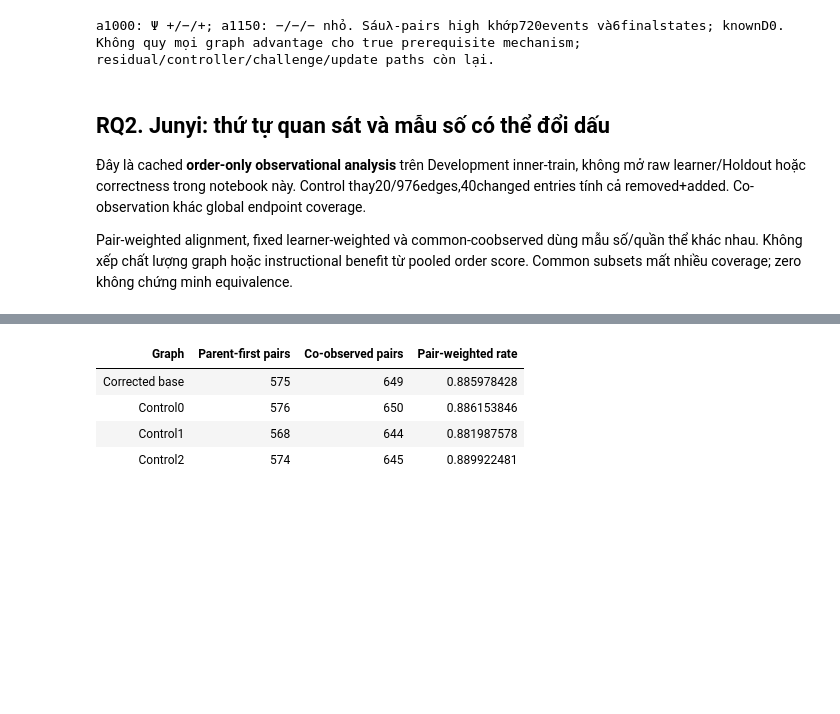
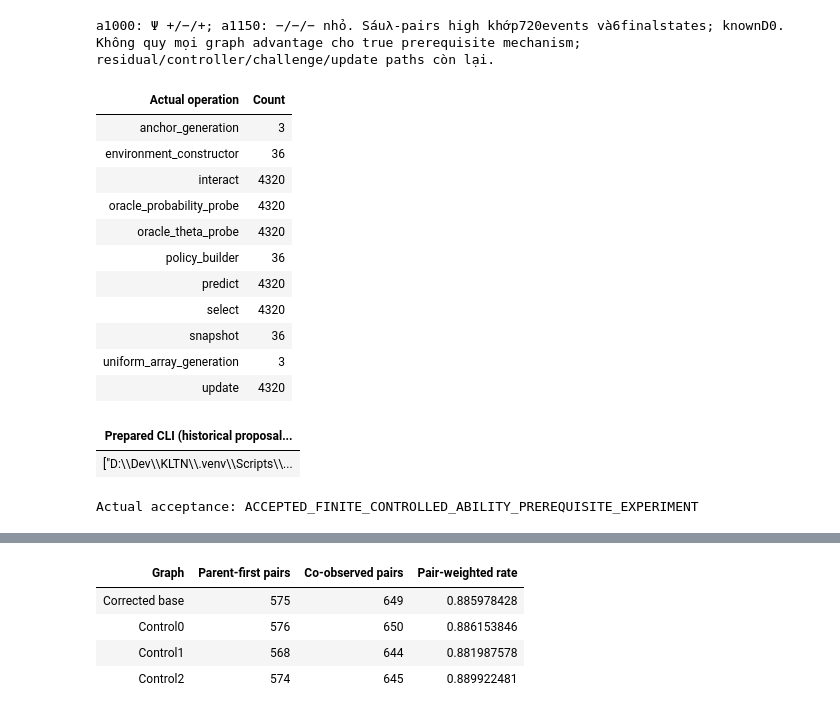
Before and after one commit to Ama2352/personalized-adaptive-learning-research, a Jupyter notebook: research_tracking/supervisor_reports/2026-11-08/01_tien_do/KET_QUA_NGHIEN_CUU.ipynb, the cells around one changed output, grey strips where cells are left out. Cells and saved outputs as stored; diff of their text form; code cells hidden in the pictures; blank space fills up the shorter version.

```diff
--- a/research_tracking/supervisor_reports/2026-11-08/01_tien_do/KET_QUA_NGHIEN_CUU.ipynb
+++ b/research_tracking/supervisor_reports/2026-11-08/01_tien_do/KET_QUA_NGHIEN_CUU.ipynb
@@ -345,9 +561,23 @@ Nguồn của các bảng/biểu đồ phía trên
 | ability_controls | research_tracking/runs/rq2-contro... | (root) |
 a1000: Ψ +/−/+; a1150: −/−/− nhỏ. Sáuλ-pairs high khớp720events và6finalstates; knownD0.
 Không quy mọi graph advantage cho true prerequisite mechanism; residual/controller/challenge/update paths còn lại.
-# %% [markdown]
-## RQ2. Junyi: thứ tự quan sát và mẫu số có thể đổi dấu
-
-Đây là cached **order-only observational analysis** trên Development inner-train, không mở raw learner/Holdout hoặc correctness trong notebook này. Control thay20/976edges,40changed entries tính cả removed+added. Co-observation khác global endpoint coverage.
-
-Pair-weighted alignment, fixed learner-weighted và common-coobserved dùng mẫu số/quần thể khác nhau. Không xếp chất lượng graph hoặc instructional benefit từ pooled order score. Common subsets mất nhiều coverage; zero không chứng minh equivalence.
+# %%
+table(['Actual operation','Count'],list(D['ability_actual_calls'].items()))
+print('Actual acceptance:',D['ability_actual_status'])
+table(['Prepared CLI (historical proposal; actualreceipt/counters separately shown)'],[(json.dumps(D['ability_proposed_cli'],ensure_ascii=False),)])
+# %% [output]
+| Actual operation | Count |
+| anchor_generation | 3 |
+| environment_constructor | 36 |
+| interact | 4320 |
+| oracle_probability_probe | 4320 |
+| oracle_theta_probe | 4320 |
+| policy_builder | 36 |
+| predict | 4320 |
+| select | 4320 |
+| snapshot | 36 |
+| uniform_array_generation | 3 |
+| update | 4320 |
+| Prepared CLI (historical proposal... |
+| ["D:\\Dev\\KLTN\\.venv\\Scripts\\... |
+Actual acceptance: ACCEPTED_FINITE_CONTROLLED_ABILITY_PREREQUISITE_EXPERIMENT
```
Also changed, not shown: parts of 27 cells of this notebook, 35 other files.
